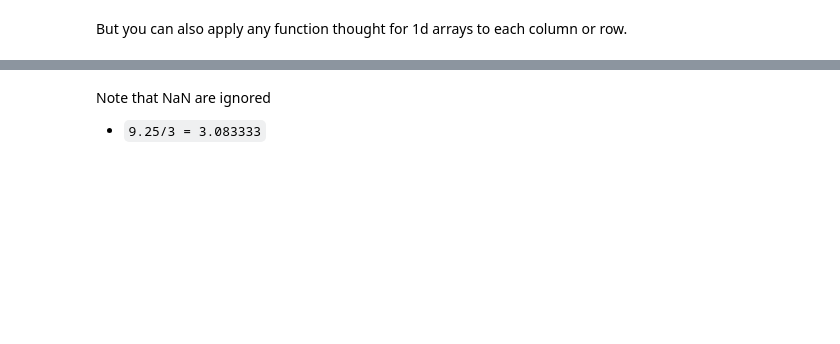
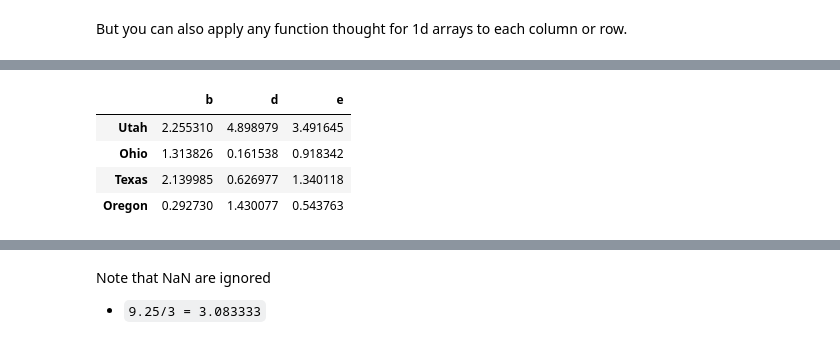
Before and after one commit to EMbeDS-education/IPDPP-GSSI-20202021, a Jupyter notebook: jupyter/jupyterNotebooks/Part1_NumPy_Pandas.ipynb, the cells around one changed output, grey strips where cells are left out. Drawn from its saved outputs; the diff is of its cells as text; code cells hidden in the pictures; blank space fills up the shorter version.

```diff
--- a/jupyter/jupyterNotebooks/Part1_NumPy_Pandas.ipynb
+++ b/jupyter/jupyterNotebooks/Part1_NumPy_Pandas.ipynb
@@ -1396,3 +1421,12 @@ But you can also apply any function thought for 1d arrays to each column or row.
+# %%
+f = lambda arr: arr.abs() * 2
+frame.apply(f)
+# %% [output]
+|  | b | d | e |
+| Utah | 2.255310 | 4.898979 | 3.491645 |
+| Ohio | 1.313826 | 0.161538 | 0.918342 |
+| Texas | 2.139985 | 0.626977 | 1.340118 |
+| Oregon | 0.292730 | 1.430077 | 0.543763 |
 # %%
 f = lambda arr: arr.max()
 frame.apply(f)
```
Also changed, not shown: parts of 26 cells of this notebook.
